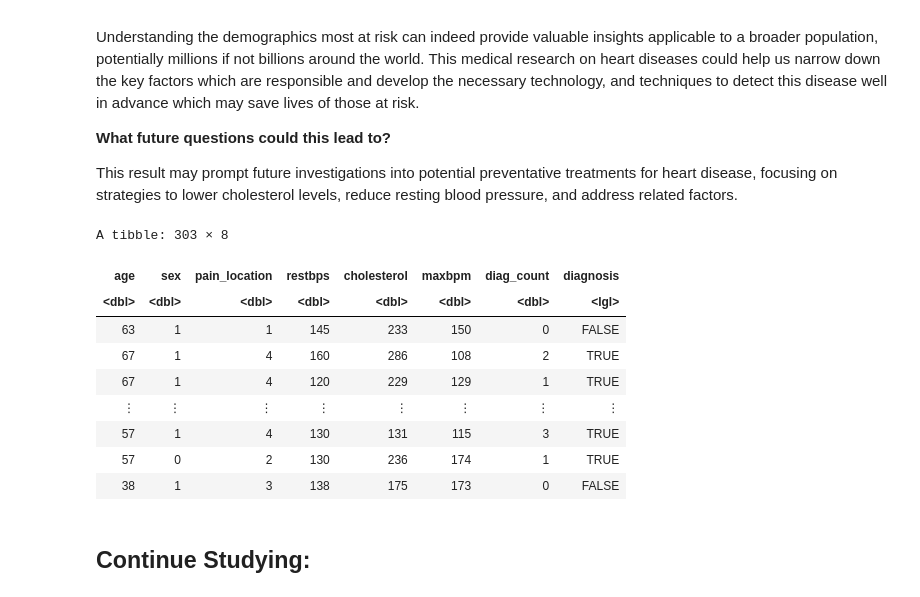
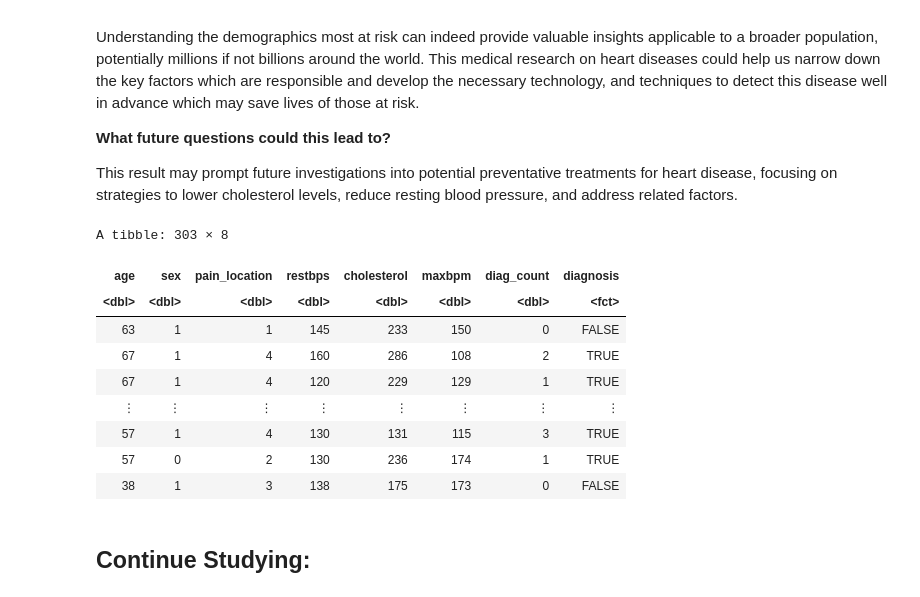
Before and after one commit to dawon020411/dsci-project-004, a Jupyter notebook: copy_heart_data.ipynb, the cells around one changed output. Cells and saved outputs as stored; diff of their text form; code cells hidden in the pictures.

```diff
--- a/copy_heart_data.ipynb
+++ b/copy_heart_data.ipynb
@@ -230,12 +230,13 @@ This result may prompt future investigations into potential preventative treatme
 # %%
 heart_data[heart_data =="?"]<-NA
 new_heart_data<-heart_data|>
-mutate(diagnosis=ifelse(is.na(diag_count),NA,(diag_count > 0)))
+mutate(diagnosis=ifelse(is.na(diag_count),NA,(diag_count > 0))) |>
+mutate(diagnosis = as_factor(diagnosis))
 new_heart_data
 # %% [output]
 A tibble: 303 × 8
 | age | sex | pain_location | restbps | cholesterol | maxbpm | diag_count | diagnosis |
-| <dbl> | <dbl> | <dbl> | <dbl> | <dbl> | <dbl> | <dbl> | <lgl> |
+| <dbl> | <dbl> | <dbl> | <dbl> | <dbl> | <dbl> | <dbl> | <fct> |
 | 63 | 1 | 1 | 145 | 233 | 150 | 0 | FALSE |
 | 67 | 1 | 4 | 160 | 286 | 108 | 2 | TRUE |
 | 67 | 1 | 4 | 120 | 229 | 129 | 1 | TRUE |
```
Also changed, not shown: parts of 4 cells of this notebook.
